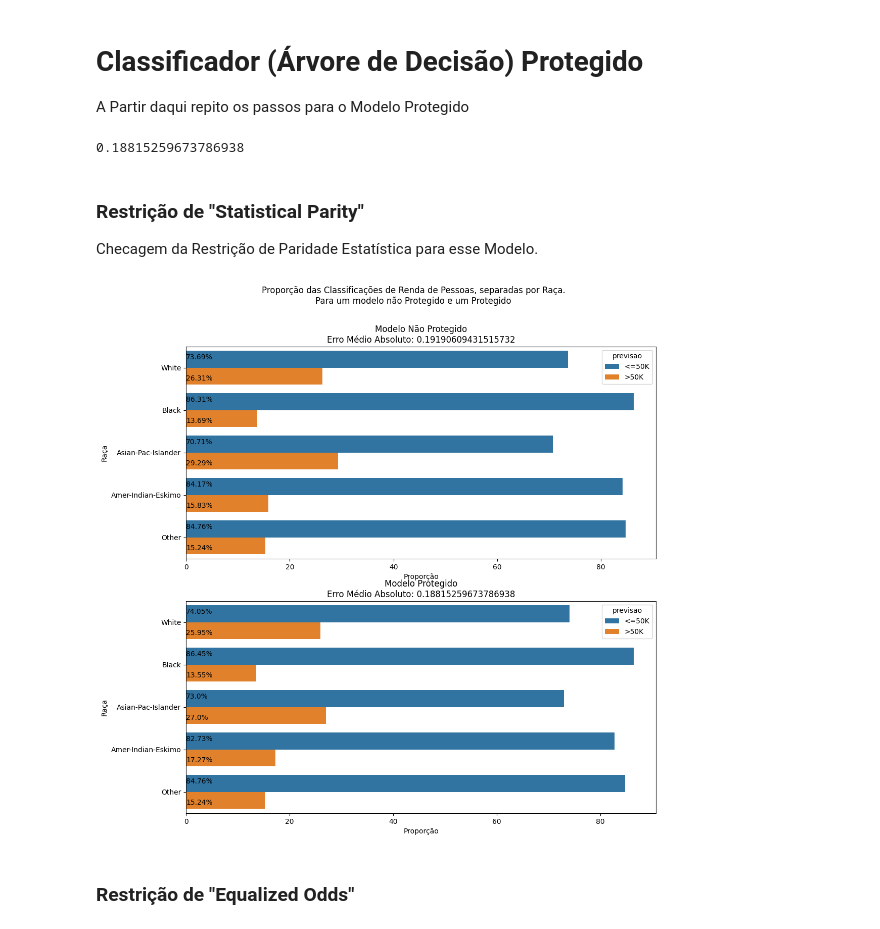
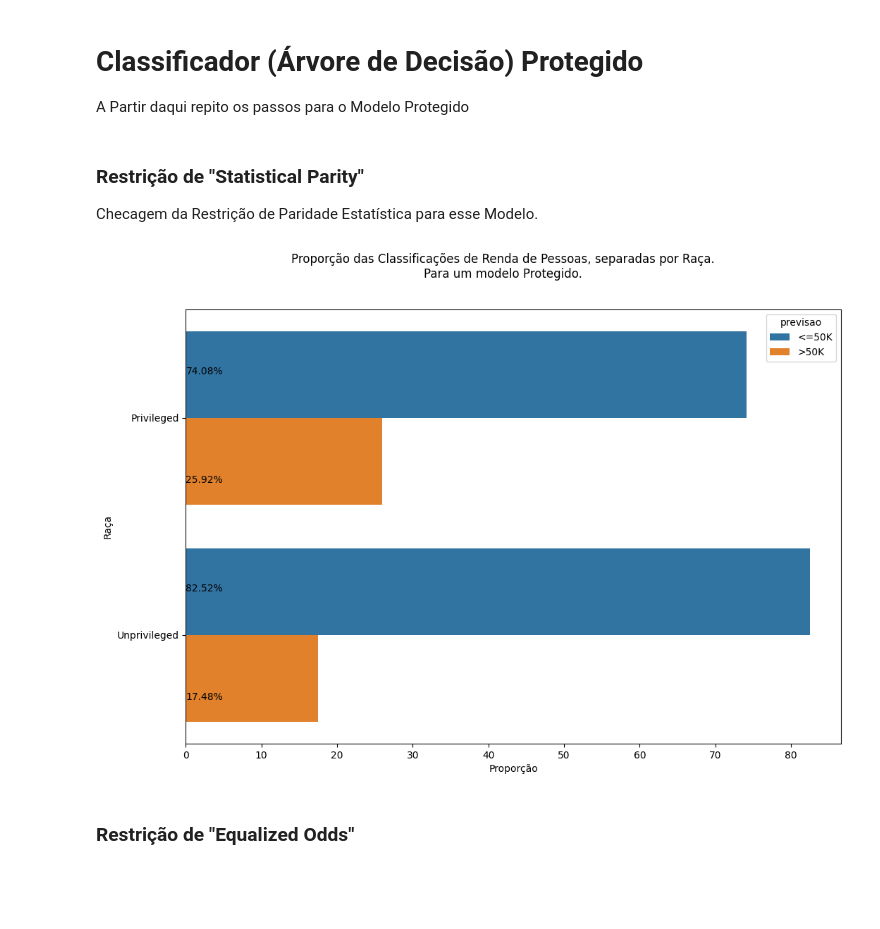
Before and after one commit to murilovpinheiro/Detectando-Bias-em-Classificador, a Jupyter notebook: proportionRaceExample.ipynb, the cells around one changed output. Drawn from its saved outputs; the diff is of its cells as text; code cells hidden in the pictures; blank space fills up the shorter version.

Commit message:
Criando função preprocessamento e tornando raça binaria

```diff
--- a/proportionRaceExample.ipynb
+++ b/proportionRaceExample.ipynb
@@ -14,12 +14,9 @@ import pandas as pd
 import numpy as np
 import seaborn as sns
 import matplotlib.pyplot as plt
+from preProcess import preProcessamento
 
 data = pd.read_csv(".\\adult.csv")
-data = data.drop('native-country', axis = 1)
-data = data.drop('education', axis = 1) # excluindo isso pq já temos a equivalente numérica educational-num
-data.info()
-categoricalLabels = ((data.drop('income', axis = 1)).select_dtypes(include = ['object'])).columns
-
-print(categoricalLabels)
+data, raceData, old_data = preProcessamento(data, 'ordinal')
+raceData.head()
 # %% [output]
@@ -99,10 +55,10 @@ from sklearn.metrics import mean_absolute_error
 
 modelo = DecisionTreeClassifier()
 
-modelo.fit(num_x_train, num_y_train)
-previsao = modelo.predict(num_x_test)
+modelo.fit(x_train, y_train)
+previsao = modelo.predict(x_test)
 
-acuraciaNP = mean_absolute_error(num_y_test, previsao)
+acuracia = mean_absolute_error(y_test, previsao)
 
-print(acuraciaNP)
+print(acuracia)
 # %% [output]
@@ -123,12 +79,11 @@ Para finalizar eu reverto a codificação binária que fiz no Y, e obtenho a Pro
 (Quantidade de Ŷ para aquela raça) / (Quantidade de Pessoas daquela raça).
 # %%
 df = x_test.copy()
-print(df.head())
+df['race'] = raceData
 
 df["previsao"] = previsao
 df = df[["race", "previsao"]]
 hue = "previsao"
-print(df.head())
 dfe = pd.DataFrame(df.groupby('previsao').value_counts().rename("count").reset_index())
 
 dfd = df["race"].value_counts()
@@ -140,4 +95,5 @@ dfe = dfe.rename(columns = {"race_x": "race", "race_y": "total"})
 dfe["proportion"] = dfe["count"]/dfe["total"]*100
 
 dfe['previsao'] = dfe["previsao"].apply(lambda p: '>50K' if p == 1 else '<=50K')
+print(dfe)
 # %% [output]
@@ -169,10 +107,0 @@ num_x_testProtected = num_x_test.drop(['race_Amer-Indian-Eskimo', 'race_Asian-Pa
-# %%
-modeloProtected = DecisionTreeClassifier()
-
-modeloProtected.fit(num_x_trainProtected, num_y_train)
-previsaoProtected = modeloProtected.predict(num_x_testProtected)
-
-acuraciaP = mean_absolute_error(num_y_test, previsaoProtected)
-print(acuraciaP)
-# %% [output]
-0.18815259673786938
@@ -198,29 +109,23 @@ dfeProtected['previsao'] = dfeProtected["previsao"].apply(lambda p: '>50K' if p
 ### Restrição de "Statistical Parity"
 Checagem da Restrição de Paridade Estatística para esse Modelo.
 # %%
-fig, ax = plt.subplots(2, 1, figsize = (12, 12))
-fig.suptitle("Proporção das Classificações de Renda de Pessoas, separadas por Raça.\nPara um modelo não Protegido e um Protegido")
+fig = plt.figure(figsize = (12, 8))
+fig.suptitle("Proporção das Classificações de Renda de Pessoas, separadas por Raça.\nPara um modelo Protegido.")
 
-plot = sns.barplot(ax = ax[0], data = dfe,x = "proportion", y = "race", hue = "previsao")
+plot = sns.barplot(data = dfe, x = "proportion", y = "race", hue = "previsao")
 plot.set_ylabel("Raça")
 plot.set_xlabel("Proporção")
 
 for index, row in dfe.iterrows():
     plot.text(0, (row.name)/2 - 0.2, str(round(row.proportion, 2)) + "%",color='black')
 
-plot1 = sns.barplot(ax = ax[1], data = dfeProtected,x = "proportion", y = "race", hue = "previsao")
-plot1.set_ylabel("Raça")
-plot1.set_xlabel("Proporção")
-
-for index, row in dfeProtected.iterrows():
-    plot1.text(0, (row.name)/2 - 0.2, str(round(row.proportion, 2)) + "%",color='black')
-
-ax[0].set_title("Modelo Não Protegido\nErro Médio Absoluto: " + str(acuraciaNP))
-ax[1].set_title("Modelo Protegido\nErro Médio Absoluto: " + str(acuraciaP))
+# plot1 = sns.barplot(ax = ax[1], data = dfeProtected,x = "proportion", y = "race", hue = "previsao")
+plot.set_ylabel("Raça")
+plot.set_xlabel("Proporção")
 plt.show()
 fig.savefig("output1.png")
 # %% [output]
-[figure, old version]
+[figure, new version]
 # %% [markdown]
 ### Restrição de "Equalized Odds"
 # %%
```
Also changed, not shown: parts of 12 cells of this notebook, 4 other files.
